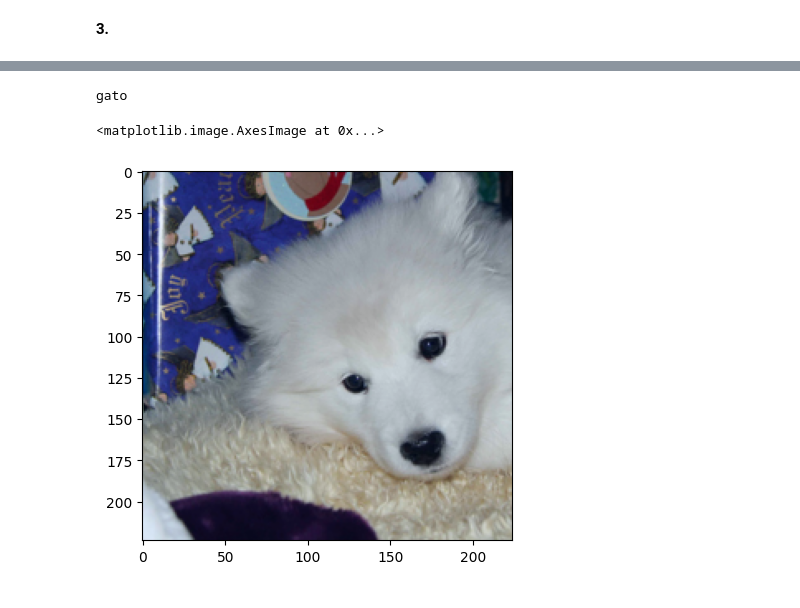
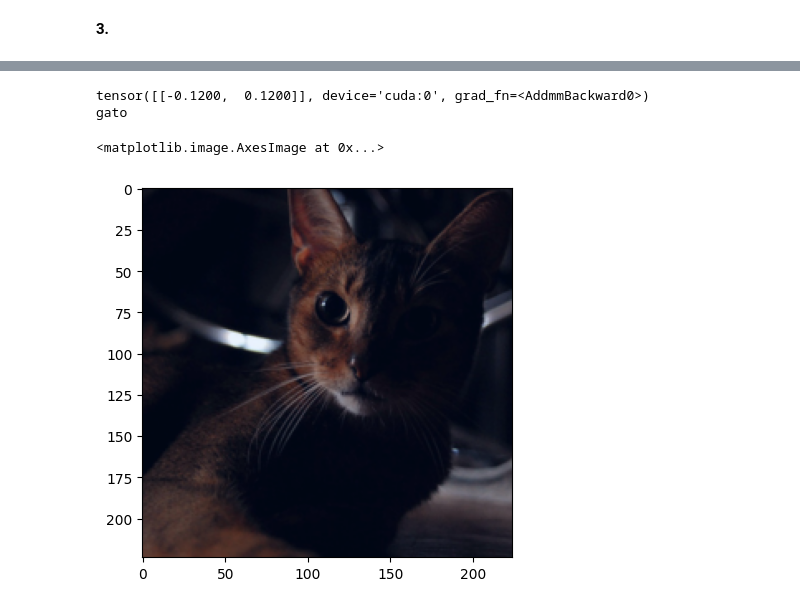
Before and after one commit to PauloMatheusGr/Foundations-of-Computer-Vision, a Jupyter notebook: Projeto01/Tema 6 - Resolucao.ipynb, the cells around one changed output, grey strips where cells are left out. Saved outputs shown, nothing was run; the diff lists cells and outputs as text; code cells hidden in the pictures.

```diff
--- a/Projeto01/Tema 6 - Resolucao.ipynb
+++ b/Projeto01/Tema 6 - Resolucao.ipynb
@@ -115,10 +138,10 @@ import modelstats
 params = {
     #'bs':64,
     'bs':32,
-    'num_epochs':100,
+    'num_epochs':1000,
     'lr':0.01,
     'weight_decay':1e-2,
-    'resize_size':4,  # Tamanho das imagens de treinamento
+    'resize_size':224,  # Tamanho das imagens de treinamento
     'seed':0
 }
 
@@ -140,38 +193,46 @@ print(label)
 # %%
-img, label = ds_valid[20]
+model.eval()
+
+img, label = ds_valid[1300]
 img = img.unsqueeze(0)
 img = img.to('cuda')
-res = model(img)
+
+with torch.no_grad():
+        res = model(img)
+
 animal = torch.argmax(res)
 
 def trata_imagem(img: torch.Tensor) -> np.ndarray:
     # remove dimensao do batch
     img = img[0]
 
     # trata a imagem
     img -= img.min()
     img /= img.max()
     img *= 255
     img = img.to(torch.uint8)
     img = img.swapaxes(0, 1).swapaxes(1, 2)
 
     if img.is_cuda:
         img = img.detach().cpu()
     else:
         img = img.detach()
 
     return img.numpy()
 
 # animal = 'gato' if animal==1 else 'cachorro'
 if animal == 1:
     animal = 'gato'
 else:
     animal = 'cahorro'
 
+print(res)
+
 img = trata_imagem(img)
 print(animal)
 plt.imshow(img)
 # %% [output]
+tensor([[-0.1200,  0.1200]], device='cuda:0', grad_fn=<AddmmBackward0>)
 gato
 <matplotlib.image.AxesImage at 0x...>
-[figure, old version]
+[figure, new version]
```
Also changed, not shown: parts of 7 cells of this notebook, 1 other file.
